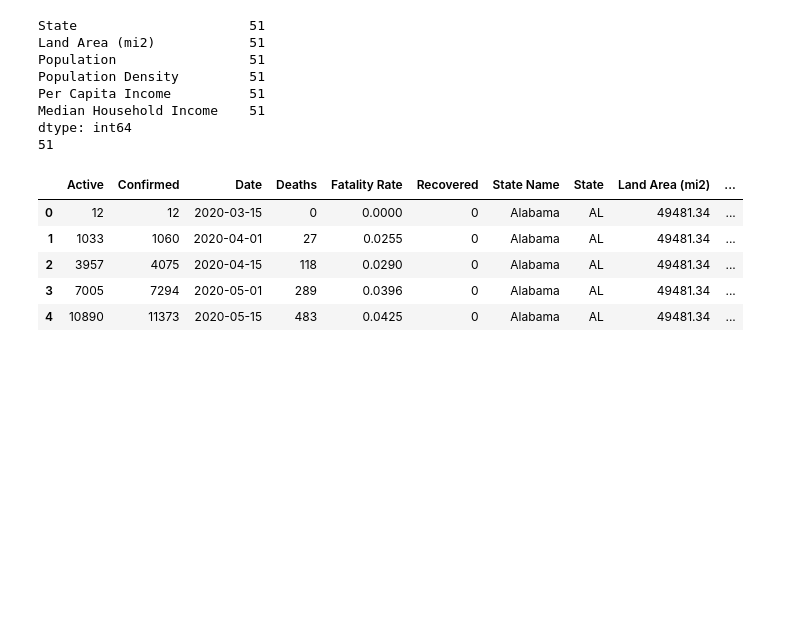
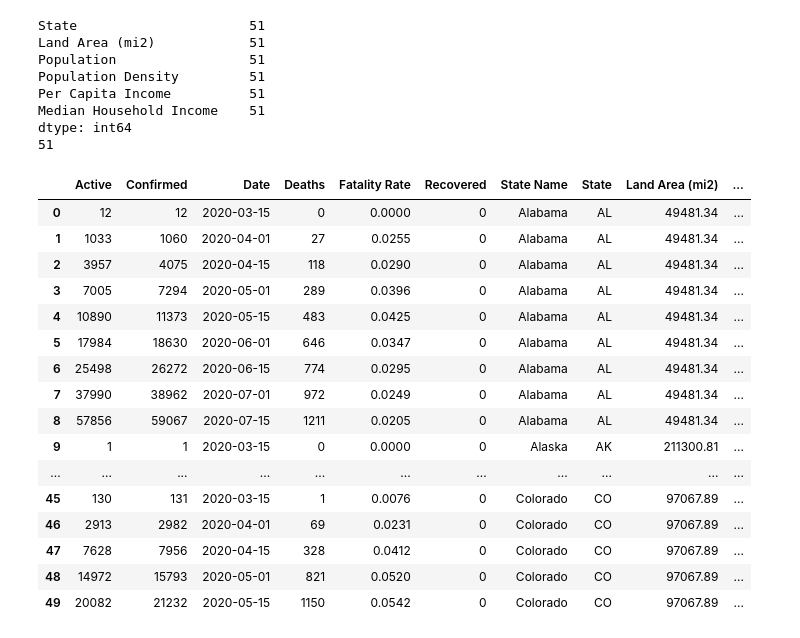
Before and after one commit to phantomsoul1/python-covid-challenge, a Jupyter notebook: JupyterNotebooks/George/AllByState.ipynb, the cells around one changed output. Saved outputs shown, nothing was run; the diff lists cells and outputs as text; code cells hidden in the pictures; blank space fills up the shorter version.

```diff
--- a/JupyterNotebooks/George/AllByState.ipynb
+++ b/JupyterNotebooks/George/AllByState.ipynb
@@ -65,13 +65,24 @@ dtype: int64
 51
 # %%
 all_df = pd.merge(cases_df, demo_df, on='State', how='inner', validate='many_to_one')
-all_df.head()
+all_df.head(50)
 # %% [output]
 |  | Active | Confirmed | Date | Deaths | Fatality Rate | Recovered | State Name | State | Land Area (mi2) | ... |
 | 0 | 12 | 12 | 2020-03-15 | 0 | 0.0000 | 0 | Alabama | AL | 49481.34 | ... |
 | 1 | 1033 | 1060 | 2020-04-01 | 27 | 0.0255 | 0 | Alabama | AL | 49481.34 | ... |
 | 2 | 3957 | 4075 | 2020-04-15 | 118 | 0.0290 | 0 | Alabama | AL | 49481.34 | ... |
 | 3 | 7005 | 7294 | 2020-05-01 | 289 | 0.0396 | 0 | Alabama | AL | 49481.34 | ... |
 | 4 | 10890 | 11373 | 2020-05-15 | 483 | 0.0425 | 0 | Alabama | AL | 49481.34 | ... |
+| 5 | 17984 | 18630 | 2020-06-01 | 646 | 0.0347 | 0 | Alabama | AL | 49481.34 | ... |
+| 6 | 25498 | 26272 | 2020-06-15 | 774 | 0.0295 | 0 | Alabama | AL | 49481.34 | ... |
+| 7 | 37990 | 38962 | 2020-07-01 | 972 | 0.0249 | 0 | Alabama | AL | 49481.34 | ... |
+| 8 | 57856 | 59067 | 2020-07-15 | 1211 | 0.0205 | 0 | Alabama | AL | 49481.34 | ... |
+| 9 | 1 | 1 | 2020-03-15 | 0 | 0.0000 | 0 | Alaska | AK | 211300.81 | ... |
+| ... | ... | ... | ... | ... | ... | ... | ... | ... | ... | ... |
+| 45 | 130 | 131 | 2020-03-15 | 1 | 0.0076 | 0 | Colorado | CO | 97067.89 | ... |
+| 46 | 2913 | 2982 | 2020-04-01 | 69 | 0.0231 | 0 | Colorado | CO | 97067.89 | ... |
+| 47 | 7628 | 7956 | 2020-04-15 | 328 | 0.0412 | 0 | Colorado | CO | 97067.89 | ... |
+| 48 | 14972 | 15793 | 2020-05-01 | 821 | 0.0520 | 0 | Colorado | CO | 97067.89 | ... |
+| 49 | 20082 | 21232 | 2020-05-15 | 1150 | 0.0542 | 0 | Colorado | CO | 97067.89 | ... |
 # %%
 all_df.to_csv("Resources/AllByState.csv", index=False)
```
Also changed, not shown: 1 other file.
